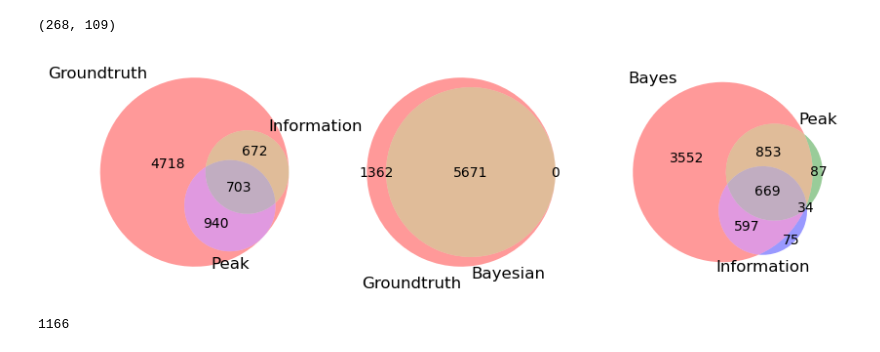
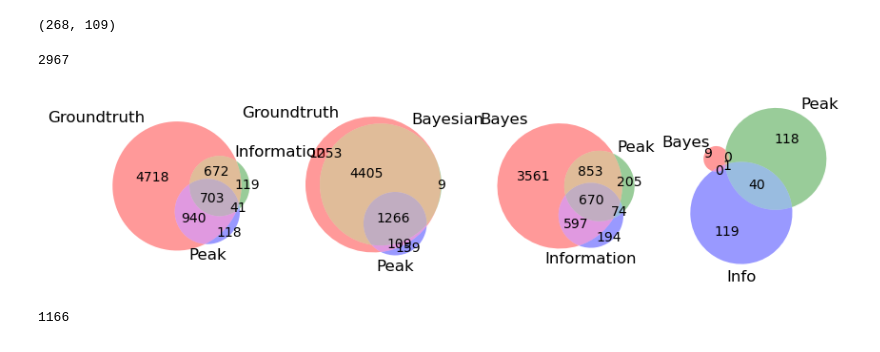
Before and after one commit to woxxel/placefield_detection, a Jupyter notebook: test_place_field_detection.ipynb, the cells around one changed output. Cells and saved outputs as stored; diff of their text form; code cells hidden in the pictures.

```diff
--- a/test_place_field_detection.ipynb
+++ b/test_place_field_detection.ipynb
@@ -886,12 +890,12 @@ idx_interesting.sum(), (idx_interesting & PCs).sum()
 from matplotlib_venn import venn3
 
 idxes = np.any(
-    # (parameters_bare["A"] > 2.0),  # & (parameters_bare["reliability"] > 0.5),
-    (parameters_bare["A"] / parameters_bare["A0"][:, np.newaxis] > 0.0),
+    (parameters_bare["A"] > 2.0),  # & (parameters_bare["reliability"] > 0.5),
+    # (parameters_bare["A"] / parameters_bare["A0"][:, np.newaxis] > 1.5),
     # parameters["truth"]["n_fields"][:,np.newaxis] ==1,
     axis=1,
 )
-# idxes = None
+idxes = None
 
 isPC_peak = results["status"]["is_place_cell"]["peak_method"][idxes]
 isPC_bayes = results["status"]["is_place_cell"]["bayesian_method"][idxes]
@@ -924,39 +928,51 @@ def draw_venn3(ax, A, B, C=None, names=[]):
         aBC = (~A & B & C).sum()
         aBc = (~A & B & ~C).sum()
         abC = (~A & ~B & C).sum()
         abc = (~A & ~B & ~C).sum()
         venn3(ax=ax, subsets=(Abc, aBc, ABc, abC, AbC, aBC, ABC), set_labels=names)
 
 
 fig = plt.figure(figsize=(10, 6))
 ax1 = fig.add_subplot(141)
 draw_venn3(ax1, isPC_gt, isPC_info, isPC_peak, ("Groundtruth", "Information", "Peak"))
 ax2 = fig.add_subplot(142)
-draw_venn3(ax2, isPC_gt, isPC_bayes, names=("Groundtruth", "Bayesian", "Peak"))
-# ax3 = fig.add_subplot(143)
-# draw_venn3(ax3, isPC_bayes, isPC_peak, isPC_info, ("Bayes", "Peak", "Information"))
-# draw_venn3(ax2, isPC_gt, isPC_bayes, isPC_info, ("Groundtruth", "Bayesian", "Info"))
+draw_venn3(ax2, isPC_gt, isPC_bayes,isPC_info, names=("Groundtruth", "Bayesian", "Peak"))
+ax3 = fig.add_subplot(143)
+draw_venn3(ax3, isPC_bayes, isPC_peak, isPC_info, ("Bayes", "Peak", "Information"))
+
+idxes_nPC = parameters["truth"]["n_fields"] == 0
+
+# idxes = idxes_nPC if idxes is None else idxes & idxes_nPC
+# print(idxes.shape)
+
+isPC_peak = results["status"]["is_place_cell"]["peak_method"][idxes_nPC]
+isPC_bayes = results["status"]["is_place_cell"]["bayesian_method"][idxes_nPC]
+isPC_info = results["status"]["is_place_cell"]["information_method"][idxes_nPC]
+# isPC_gt = parameters["truth"]["n_fields"][idxes] > 0
 ax4 = fig.add_subplot(144)
+draw_venn3(ax4, isPC_bayes, isPC_peak, isPC_info, ("Bayes", "Peak", "Info"))
 
-# plt.savefig("venn_diagram.svg")
+print(idxes_nPC.sum())
+# plt.savefig("venn_diagram_2.svg")
 
 idxes = None
 # idx_peak_bayes = (results["status"]["is_place_cell"]["peak_method"] & results["status"]["is_place_cell"]["bayesian_method"]).sum()
 # idx_peak_info = (results["status"]["is_place_cell"]["peak_method"] & results["status"]["is_place_cell"]["information_method"]).sum()
 # idx_peak_bayes_info = (results["status"]["is_place_cell"]["peak_method"] & results["status"]["is_place_cell"]["information_method"] & results["status"]["is_place_cell"]["bayesian_method"]).sum()
 # idx_bayes = results["status"]["is_place_cell"]["bayesian_method"].sum()
 # idx_bayes_info = (results["status"]["is_place_cell"]["information_method"] & results["status"]["is_place_cell"]["bayesian_method"]).sum()
 # idx_info = results["status"]["is_place_cell"]["information_method"].sum()
 
 # print(Pbi, PBi, PBI, pbi, pBi, pBI, pbI)
 # # print(idx_bayes, idx_peak_bayes, idx_peak)
 
 # venn3(
 # subsets=(Pbi, pBi, PBi, pbI, PbI, pBI, PBI),
 #     set_labels=("Peak", "Bayes", "Information"),
 # )
 # %% [output]
+2967
-[figure, old version]
+[figure, new version]
 # %%
 1362 - 75 - 34 - 87
 # %% [output]
```
Also changed, not shown: parts of 6 cells of this notebook.
